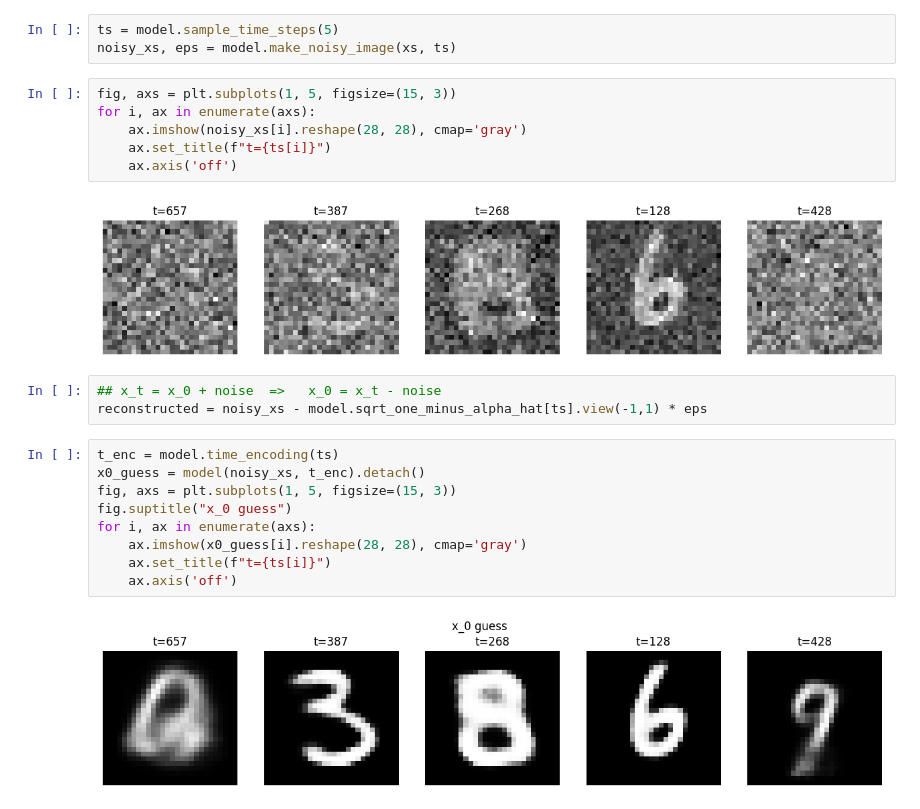
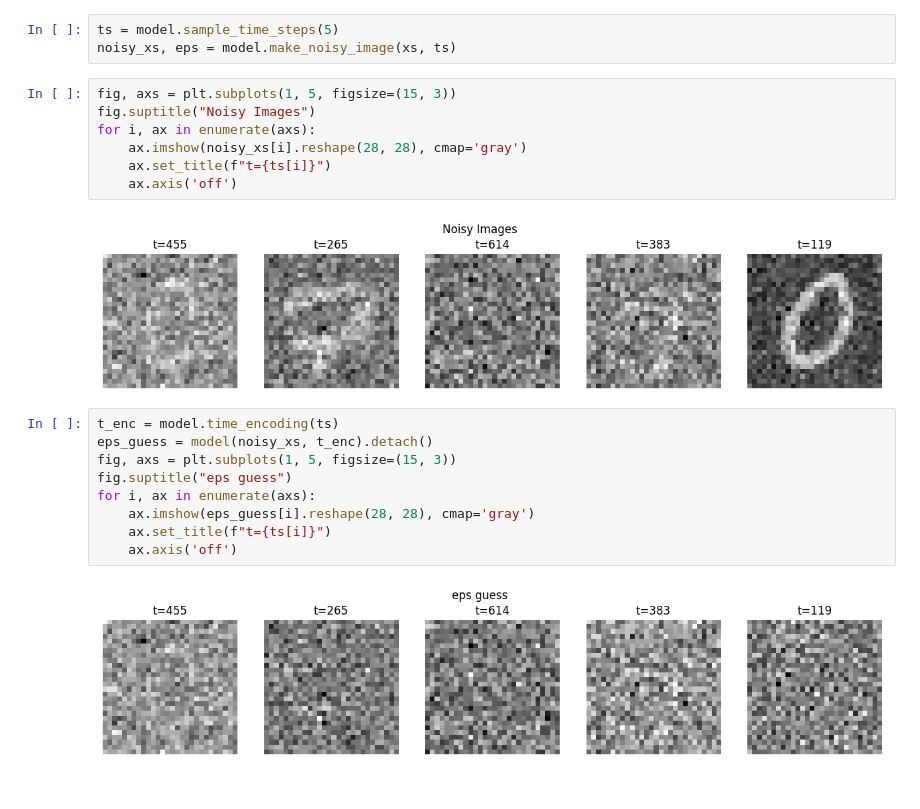
Before and after one commit to Andemand111/Specialkursus_diffusionmodel, a Jupyter notebook: testing.IPYNB, the cells around one changed output. Drawn from its saved outputs; the diff is of its cells as text.

```diff
--- a/testing.IPYNB
+++ b/testing.IPYNB
@@ -23,24 +23,22 @@ ts = model.sample_time_steps(5)
 noisy_xs, eps = model.make_noisy_image(xs, ts)
 # %%
 fig, axs = plt.subplots(1, 5, figsize=(15, 3))
+fig.suptitle("Noisy Images")
 for i, ax in enumerate(axs):
     ax.imshow(noisy_xs[i].reshape(28, 28), cmap='gray')
     ax.set_title(f"t={ts[i]}")
     ax.axis('off')
 # %% [output]
-[figure, old version]
+[figure, new version]
-# %%
-## x_t = x_0 + noise  =>   x_0 = x_t - noise
-reconstructed = noisy_xs - model.sqrt_one_minus_alpha_hat[ts].view(-1,1) * eps
 # %%
 t_enc = model.time_encoding(ts)
-x0_guess = model(noisy_xs, t_enc).detach()
+eps_guess = model(noisy_xs, t_enc).detach()
 fig, axs = plt.subplots(1, 5, figsize=(15, 3))
-fig.suptitle("x_0 guess")
+fig.suptitle("eps guess")
 for i, ax in enumerate(axs):
-    ax.imshow(x0_guess[i].reshape(28, 28), cmap='gray')
+    ax.imshow(eps_guess[i].reshape(28, 28), cmap='gray')
     ax.set_title(f"t={ts[i]}")
     ax.axis('off')
 # %% [output]
-[figure, old version]
+[figure, new version]
 # %%
```
Also changed, not shown: parts of 5 cells of this notebook, 4 other files.
